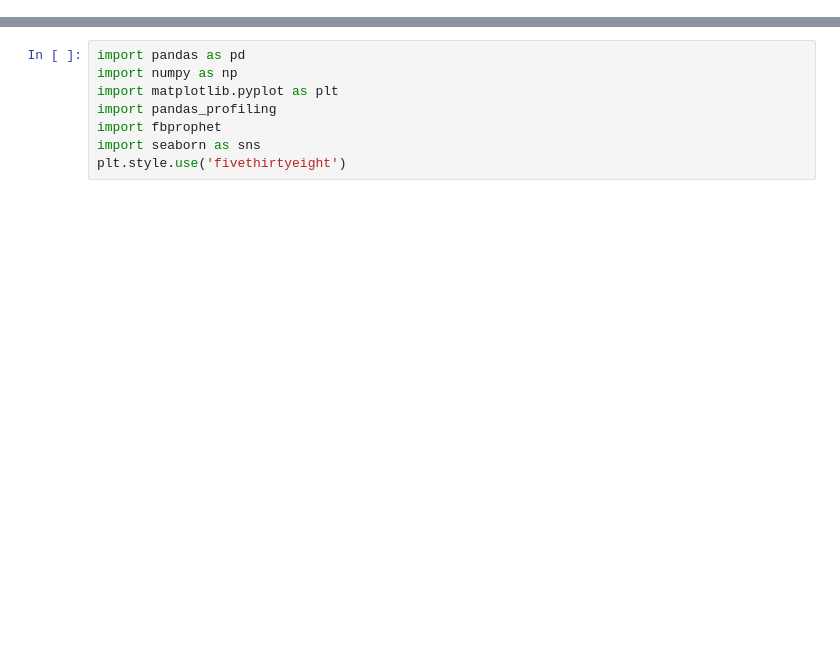
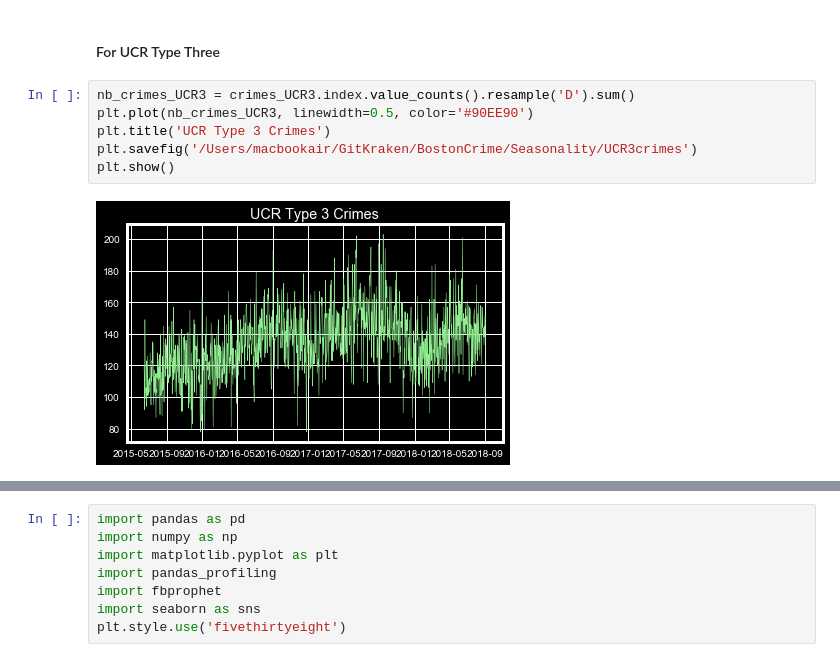
Before and after one commit to SapiensZ/BostonCrime, a Jupyter notebook: Extensive EDA.ipynb, the cells around one changed output, grey strips where cells are left out. Saved outputs shown, nothing was run; the diff lists cells and outputs as text; blank space fills up the shorter version.

```diff
--- a/Extensive EDA.ipynb
+++ b/Extensive EDA.ipynb
@@ -0,0 +146,10 @@
+# %% [markdown]
+#### For UCR Type Three
+# %%
+nb_crimes_UCR3 = crimes_UCR3.index.value_counts().resample('D').sum()
+plt.plot(nb_crimes_UCR3, linewidth=0.5, color='#90EE90')
+plt.title('UCR Type 3 Crimes')
+plt.savefig('/Users/macbookair/GitKraken/BostonCrime/Seasonality/UCR3crimes')
+plt.show()
+# %% [output]
+[figure, added]
```
Also changed, not shown: parts of 107 cells of this notebook.
